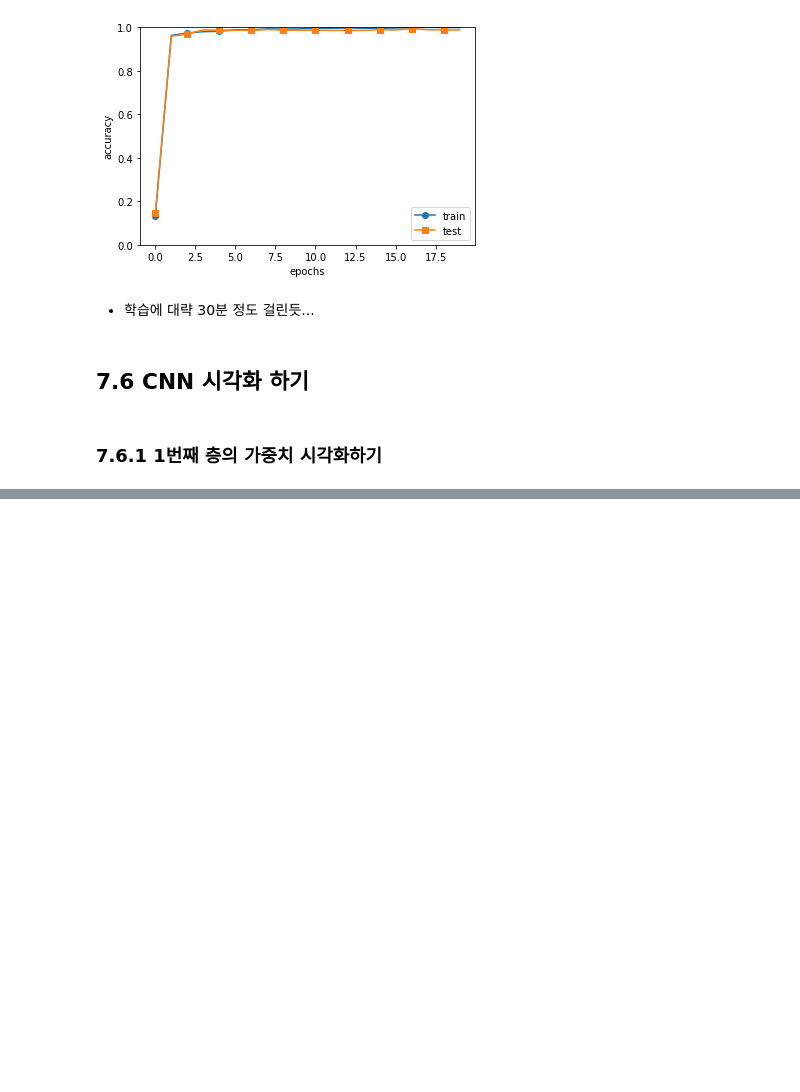
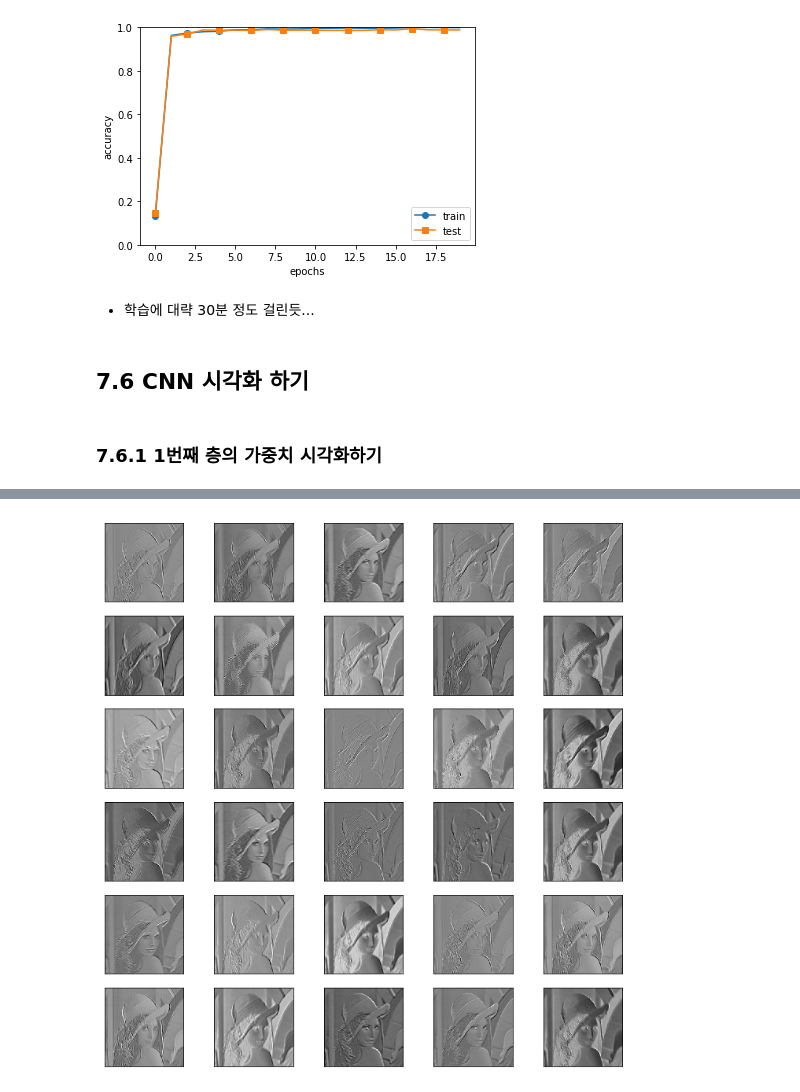
Before and after one commit to lalaim/shb-deep-learning-from-scratch, a Jupyter notebook: taik/CH07.ipynb, the cells around one changed output, grey strips where cells are left out. Cells and saved outputs as stored; diff of their text form; code cells hidden in the pictures; blank space fills up the shorter version.

Commit message:
CH07 gradient 비교 & lena filter 적용 결과 추가

```diff
--- a/taik/CH07.ipynb
+++ b/taik/CH07.ipynb
@@ -517 +555,29 @@ filter_show(network.params['W1'])
 [figure]
+# %%
+#
+from matplotlib.image import imread
+
+img = imread('../src/dataset/lena_gray.png')
+img = img.reshape(1, 1, *img.shape)
+
+fig = plt.figure(figsize=(10,10))
+
+w_idx = 1
+
+for i in range(30):
+    w = network.params['W1'][i]
+    b = 0  # network.params['b1'][i]
+
+    w = w.reshape(1, *w.shape)
+    #b = b.reshape(1, *b.shape)
+    conv_layer = Convolution(w, b)
+    out = conv_layer.forward(img)
+    out = out.reshape(out.shape[2], out.shape[3])
+
+    ax = fig.add_subplot(6, 5, i+1, xticks=[], yticks=[])
+    ax.imshow(out, cmap=plt.cm.gray_r, interpolation='nearest')
+
+plt.tight_layout()
+plt.show()
+# %% [output]
+[figure, added]
```
Also changed, not shown: parts of 2 cells of this notebook.
